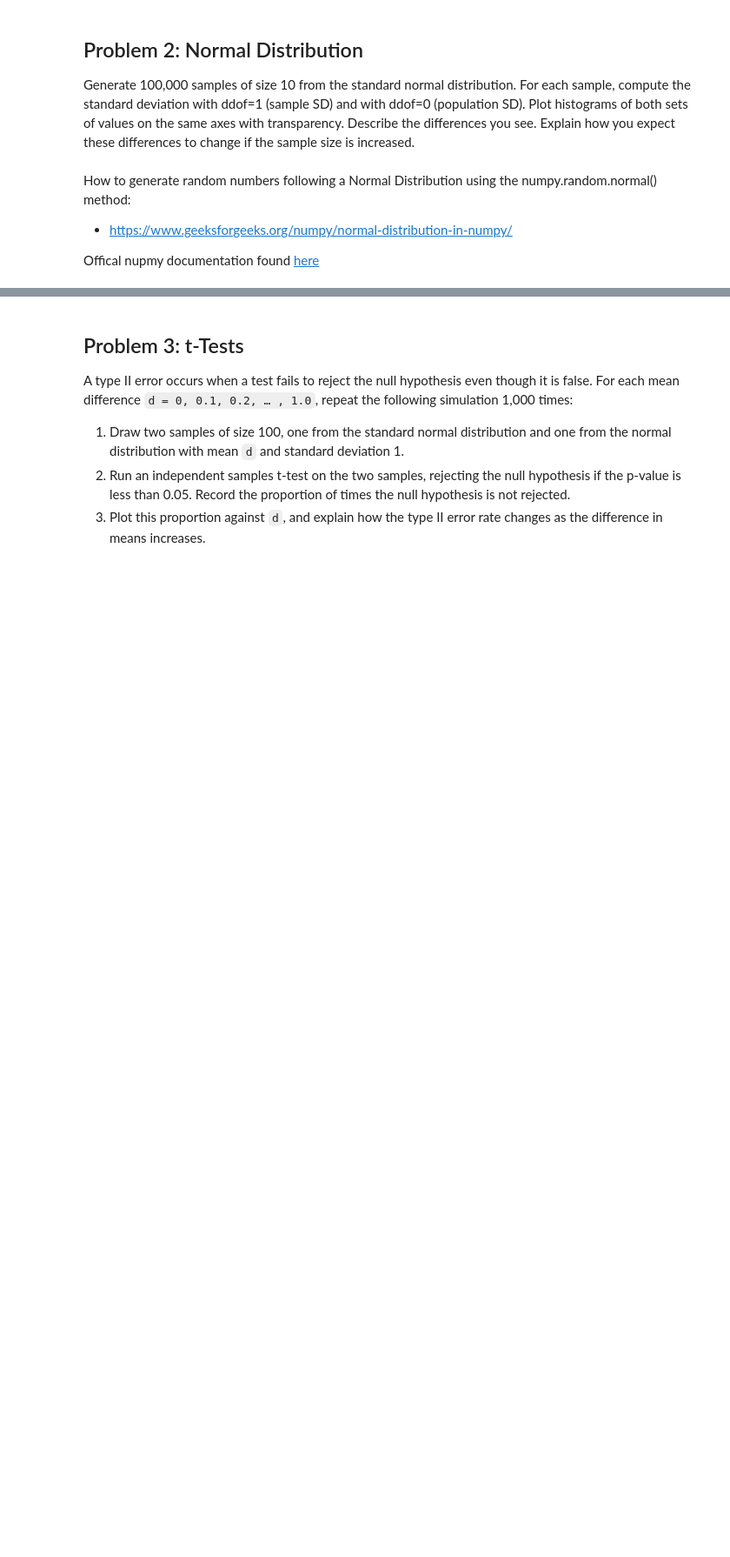
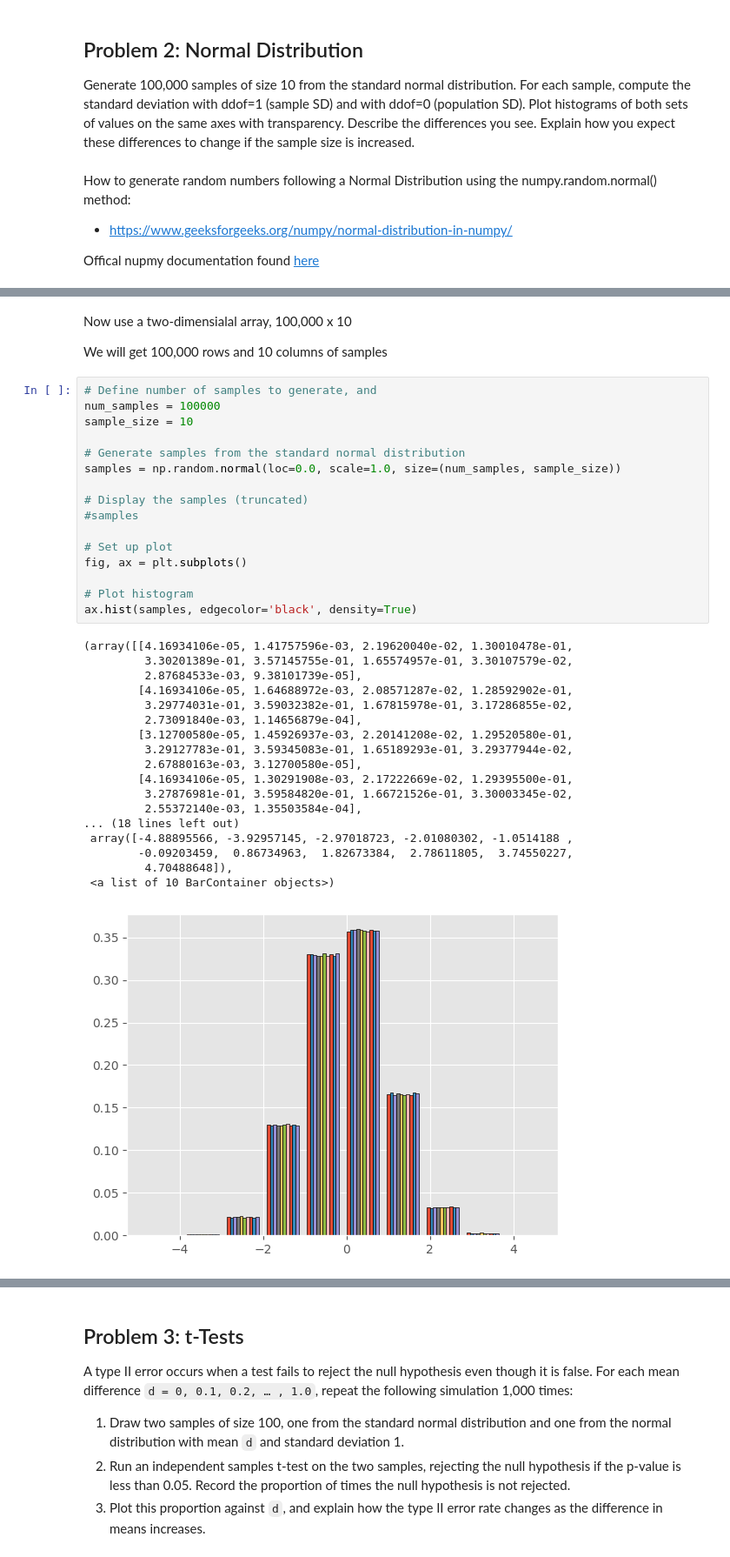
Before and after one commit to holmstead/applied_statistics, a Jupyter notebook: problems.ipynb, the cells around one changed output, grey strips where cells are left out. Shown at 87% size. Saved outputs shown, nothing was run; the diff lists cells and outputs as text; blank space fills up the shorter version.

```diff
--- a/problems.ipynb
+++ b/problems.ipynb
@@ -271,0 +339,39 @@ plt.hist(samples)
+# %% [markdown]
+Now use a two-dimensialal array, 100,000 x 10
+
+We will get 100,000 rows and 10 columns of samples
+# %%
+# Define number of samples to generate, and
+num_samples = 100000
+sample_size = 10
+
+# Generate samples from the standard normal distribution
+samples = np.random.normal(loc=0.0, scale=1.0, size=(num_samples, sample_size))
+
+# Display the samples (truncated)
+#samples
+
+# Set up plot
+fig, ax = plt.subplots()
+
+# Plot histogram
+ax.hist(samples, edgecolor='black', density=True)
+# %% [output]
+(array([[4.16934106e-05, 1.41757596e-03, 2.19620040e-02, 1.30010478e-01,
+         3.30201389e-01, 3.57145755e-01, 1.65574957e-01, 3.30107579e-02,
+         2.87684533e-03, 9.38101739e-05],
+        [4.16934106e-05, 1.64688972e-03, 2.08571287e-02, 1.28592902e-01,
+         3.29774031e-01, 3.59032382e-01, 1.67815978e-01, 3.17286855e-02,
+         2.73091840e-03, 1.14656879e-04],
+        [3.12700580e-05, 1.45926937e-03, 2.20141208e-02, 1.29520580e-01,
+         3.29127783e-01, 3.59345083e-01, 1.65189293e-01, 3.29377944e-02,
+         2.67880163e-03, 3.12700580e-05],
+        [4.16934106e-05, 1.30291908e-03, 2.17222669e-02, 1.29395500e-01,
+         3.27876981e-01, 3.59584820e-01, 1.66721526e-01, 3.30003345e-02,
+         2.55372140e-03, 1.35503584e-04],
+... (18 lines left out)
+ array([-4.88895566, -3.92957145, -2.97018723, -2.01080302, -1.0514188 ,
+        -0.09203459,  0.86734963,  1.82673384,  2.78611805,  3.74550227,
+         4.70488648]),
+ <a list of 10 BarContainer objects>)
+[figure, added]
```
Also changed, not shown: parts of 34 cells of this notebook.
